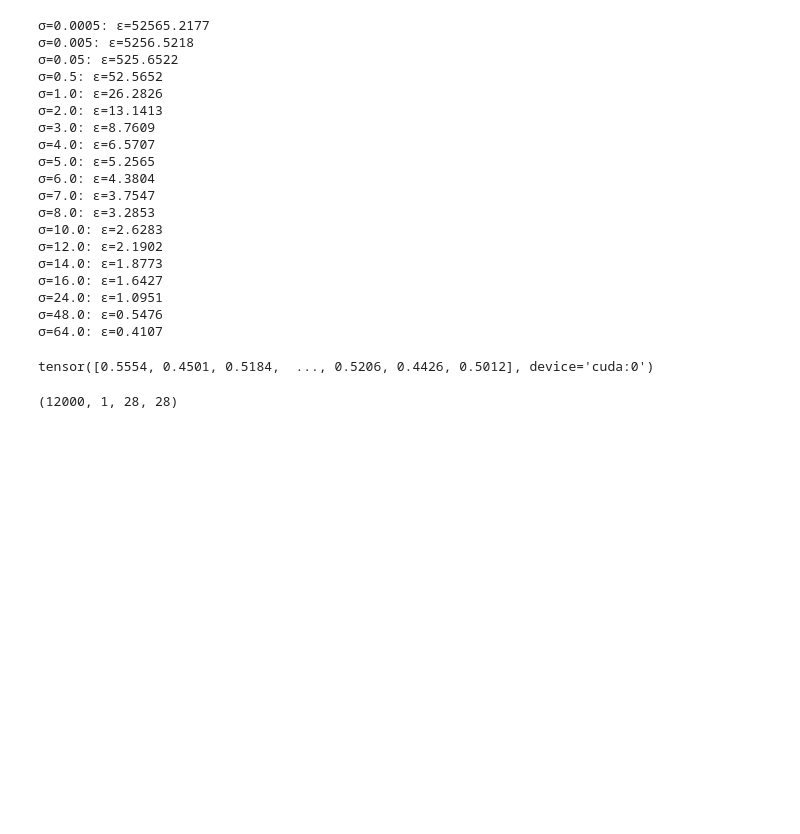
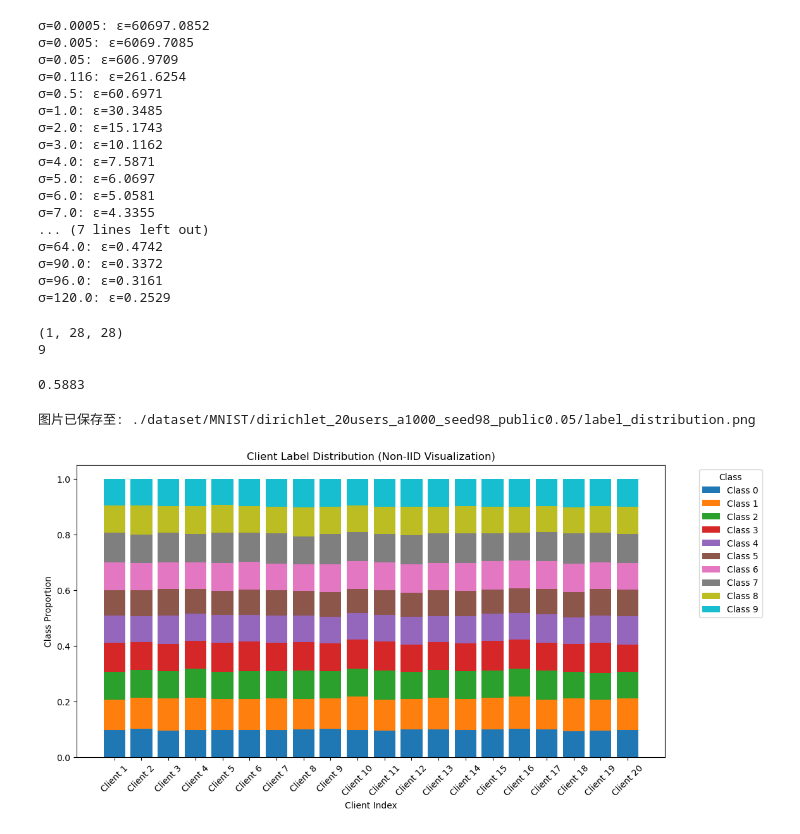
Before and after one commit to ZiJW/LDPFL-Attack, a Jupyter notebook: src/test.ipynb, the cells around one changed output. Cells and saved outputs as stored; diff of their text form; code cells hidden in the pictures; blank space fills up the shorter version.

```diff
--- a/src/test.ipynb
+++ b/src/test.ipynb
@@ -3,30 +3,28 @@ import numpy as np
 
 # 参数
 q = 1  # FL 训练每个客户端都使用所有数据
-T = 60 # 训练轮数
-delta = 1e-5  # 隐私失败概率
+T = 100 # 训练轮数
+delta = 1e-4  # 隐私失败概率
 
 # 计算不同 σ 的 ε
-for sigma in [0.0005, 0.005, 0.05, 0.5, 1.0, 2.0, 3.0, 4.0, 5.0, 6.0, 7.0, 8.0, 10.0, 12.0, 14.0, 16.0, 24.0, 48.0, 64.0]:
+for sigma in [0.0005, 0.005, 0.05, 0.116, 0.5, 1.0, 2.0, 3.0, 4.0, 5.0, 6.0, 7.0, 8.0, 10.0, 12.0, 14.0, 16.0, 24.0, 48.0, 64.0, 90.0, 96.0, 120.0]:
     epsilon = (q * np.sqrt(T * np.log(1/delta))) / sigma
     print(f"σ={sigma}: ε={epsilon:.4f}")
 # %% [output]
-σ=0.0005: ε=52565.2177
-σ=0.005: ε=5256.5218
-σ=0.05: ε=525.6522
-σ=0.5: ε=52.5652
-σ=1.0: ε=26.2826
-σ=2.0: ε=13.1413
-σ=3.0: ε=8.7609
-σ=4.0: ε=6.5707
-σ=5.0: ε=5.2565
-σ=6.0: ε=4.3804
-σ=7.0: ε=3.7547
-σ=8.0: ε=3.2853
-σ=10.0: ε=2.6283
-σ=12.0: ε=2.1902
-σ=14.0: ε=1.8773
-σ=16.0: ε=1.6427
-σ=24.0: ε=1.0951
-σ=48.0: ε=0.5476
-σ=64.0: ε=0.4107
+σ=0.0005: ε=60697.0852
+σ=0.005: ε=6069.7085
+σ=0.05: ε=606.9709
+σ=0.116: ε=261.6254
+σ=0.5: ε=60.6971
+σ=1.0: ε=30.3485
+σ=2.0: ε=15.1743
+σ=3.0: ε=10.1162
+σ=4.0: ε=7.5871
+σ=5.0: ε=6.0697
+σ=6.0: ε=5.0581
+σ=7.0: ε=4.3355
+... (7 lines left out)
+σ=64.0: ε=0.4742
+σ=90.0: ε=0.3372
+σ=96.0: ε=0.3161
+σ=120.0: ε=0.2529
@@ -45,10 +31,25 @@ out = compute_geometric_median(points)
-# %%
-print(out.median)
-# %% [output]
-tensor([0.5554, 0.4501, 0.5184,  ..., 0.5206, 0.4426, 0.5012], device='cuda:0')
 # %%
 import numpy as np
-x1 = np.load("./dataset/MNIST/iid_5/train_1_samples.npy")
-x1.shape
+x1 = np.load("./dataset/MNIST/iid_20_with_public/train_1_samples.npy")
+print(x1[0].shape)
+y1 = np.load("./dataset/MNIST/iid_20_with_public/train_1_labels.npy")
+print(y1[0])
 # %% [output]
-(12000, 1, 28, 28)
+(1, 28, 28)
+9
+# %%
+import pickle
+ref_dir = "/home/wzj/FLattack/FedField/log/5attack-iid"
+filename = ref_dir + "/res/Accurancy.pkl"
+with open(filename, 'rb') as f:
+    accs = pickle.load(f)
+print(max(accs))
+# %% [output]
+0.5883
+# %%
+from result.client import plot_client_label_distribution
+dir = "./dataset/MNIST/dirichlet_20users_a1000_seed98_public0.05"
+plot_client_label_distribution(20, dir, dir, save_name="label_distribution.png")
+# %% [output]
+图片已保存至: ./dataset/MNIST/dirichlet_20users_a1000_seed98_public0.05/label_distribution.png
+[figure, added]
```
Also changed, not shown: parts of 1 cell of this notebook, 36 other files.
